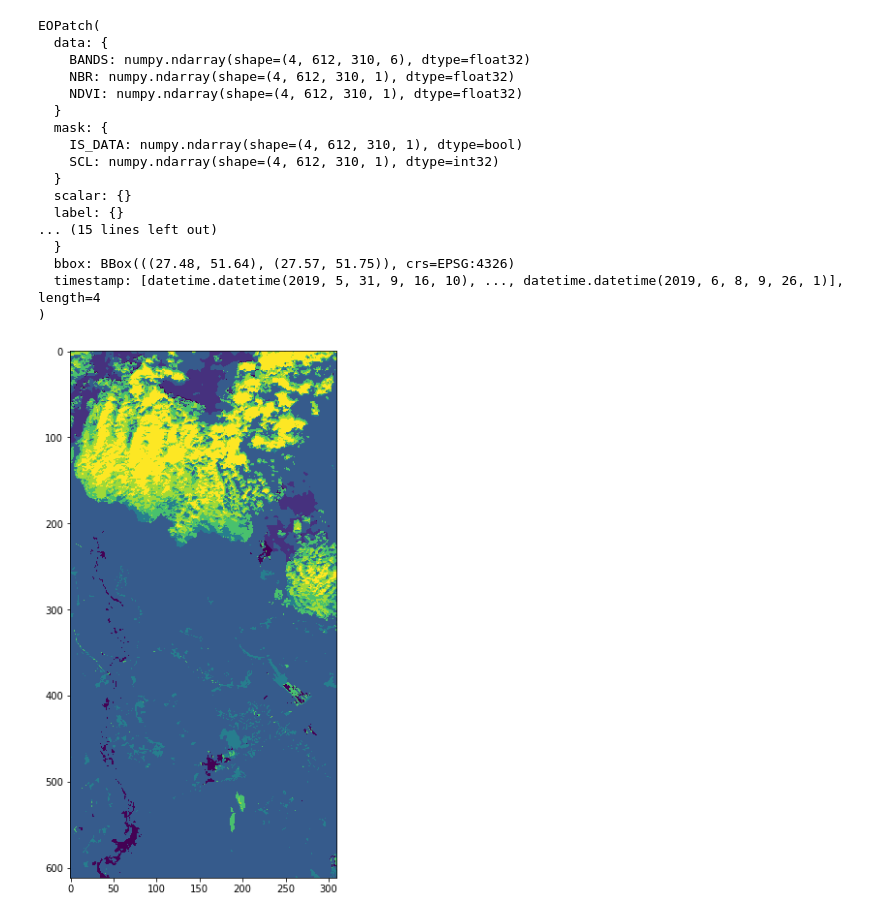
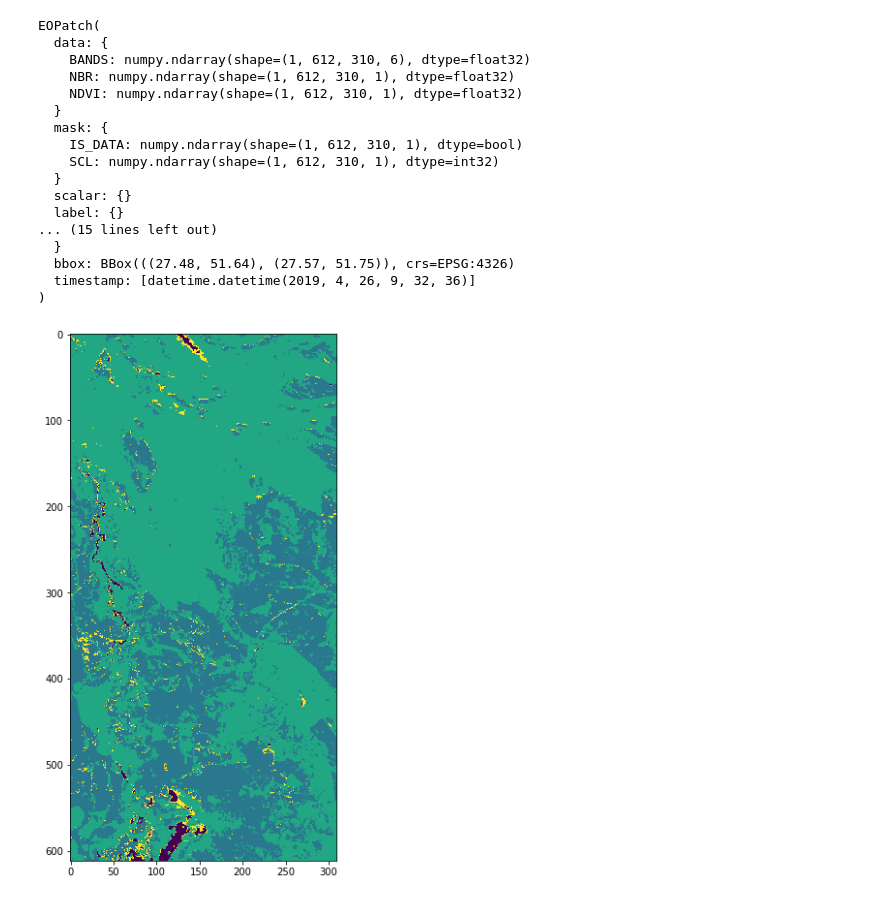
Before and after one commit to frolui/using-eo-learn-in-remote-sensing-, a Jupyter notebook: v_0_6_0/light_process.ipynb, the cells around one changed output. Saved outputs shown, nothing was run; the diff lists cells and outputs as text; code cells hidden in the pictures.

```diff
--- a/v_0_6_0/light_process.ipynb
+++ b/v_0_6_0/light_process.ipynb
@@ -113,7 +115,9 @@ plt.imshow(eopatch.data['NBR'][3].squeeze());
 # %%
 %%time
 
-time_interval = ('2019-05-31', '2019-06-09')
+# time_interval = ('2019-05-31', '2019-06-09')
+time_interval = ('2019-04-25', '2019-04-30')
+
 workflow = LinearWorkflow(input_task, add_ndvi, add_nbr, add_sen2cor, add_dem, save)
 
 result_new = workflow.execute({input_task: {'bbox': roi_bbox, 'time_interval': time_interval},
@@ -126,25 +130,25 @@ eopatch_new
 # %% [output]
 EOPatch(
   data: {
-    BANDS: numpy.ndarray(shape=(4, 612, 310, 6), dtype=float32)
-    NBR: numpy.ndarray(shape=(4, 612, 310, 1), dtype=float32)
-    NDVI: numpy.ndarray(shape=(4, 612, 310, 1), dtype=float32)
+    BANDS: numpy.ndarray(shape=(1, 612, 310, 6), dtype=float32)
+    NBR: numpy.ndarray(shape=(1, 612, 310, 1), dtype=float32)
+    NDVI: numpy.ndarray(shape=(1, 612, 310, 1), dtype=float32)
   }
   mask: {
-    IS_DATA: numpy.ndarray(shape=(4, 612, 310, 1), dtype=bool)
-    SCL: numpy.ndarray(shape=(4, 612, 310, 1), dtype=int32)
+    IS_DATA: numpy.ndarray(shape=(1, 612, 310, 1), dtype=bool)
+    SCL: numpy.ndarray(shape=(1, 612, 310, 1), dtype=int32)
   }
   scalar: {}
   label: {}
 ... (15 lines left out)
   }
   bbox: BBox(((27.48, 51.64), (27.57, 51.75)), crs=EPSG:4326)
-  timestamp: [datetime.datetime(2019, 5, 31, 9, 16, 10), ..., datetime.datetime(2019, 6, 8, 9, 26, 1)], length=4
+  timestamp: [datetime.datetime(2019, 4, 26, 9, 32, 36)]
 )
 # %%
 plt.figure(figsize=(10,10))
-plt.imshow(eopatch_new.mask['SCL'][3].squeeze());
+plt.imshow(eopatch_new.mask['SCL'][0].squeeze());
 # %% [output]
-[figure, old version]
+[figure, new version]
 # %%
 plt.figure(figsize=(10, 10))
```
Also changed, not shown: parts of 24 cells of this notebook, 23 other files.
